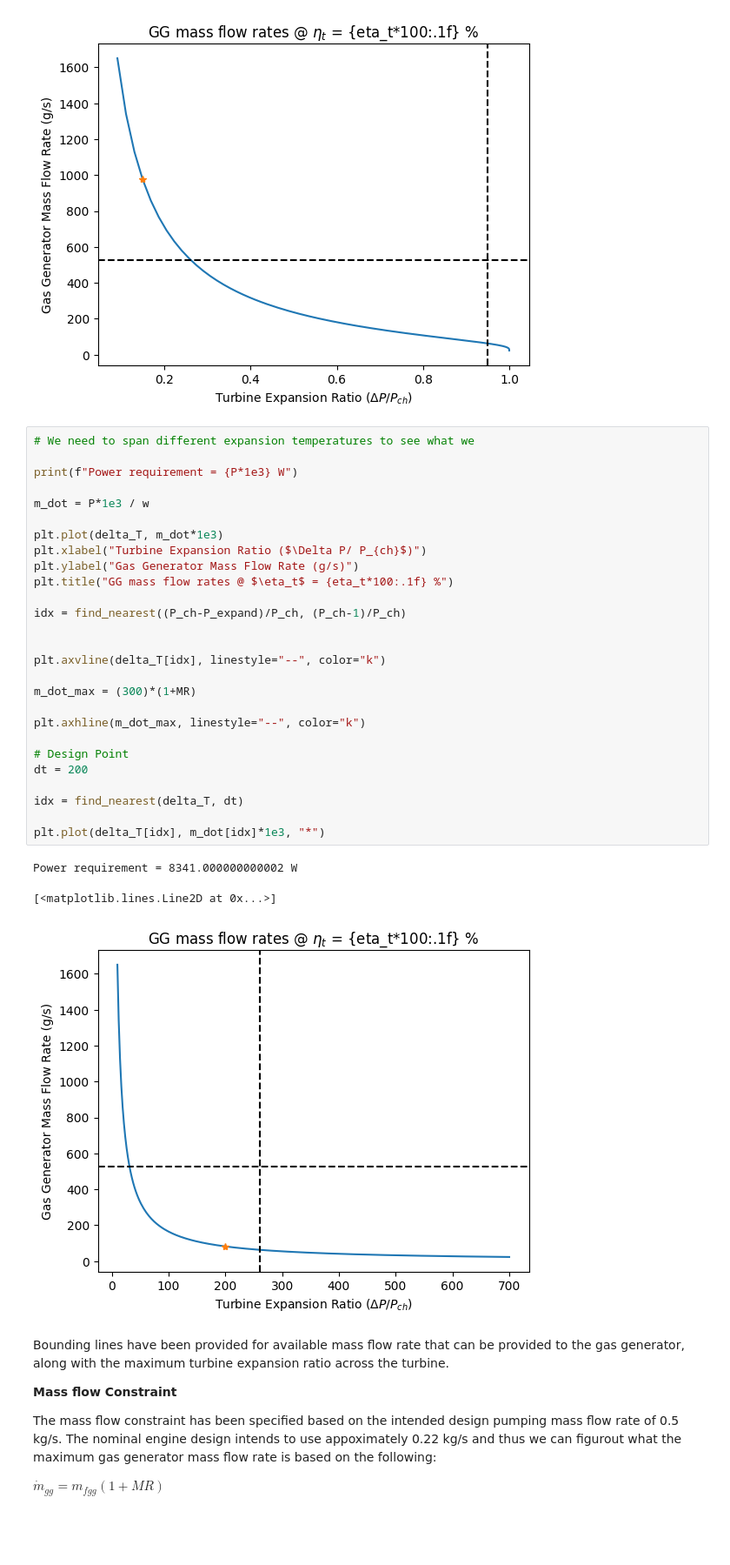
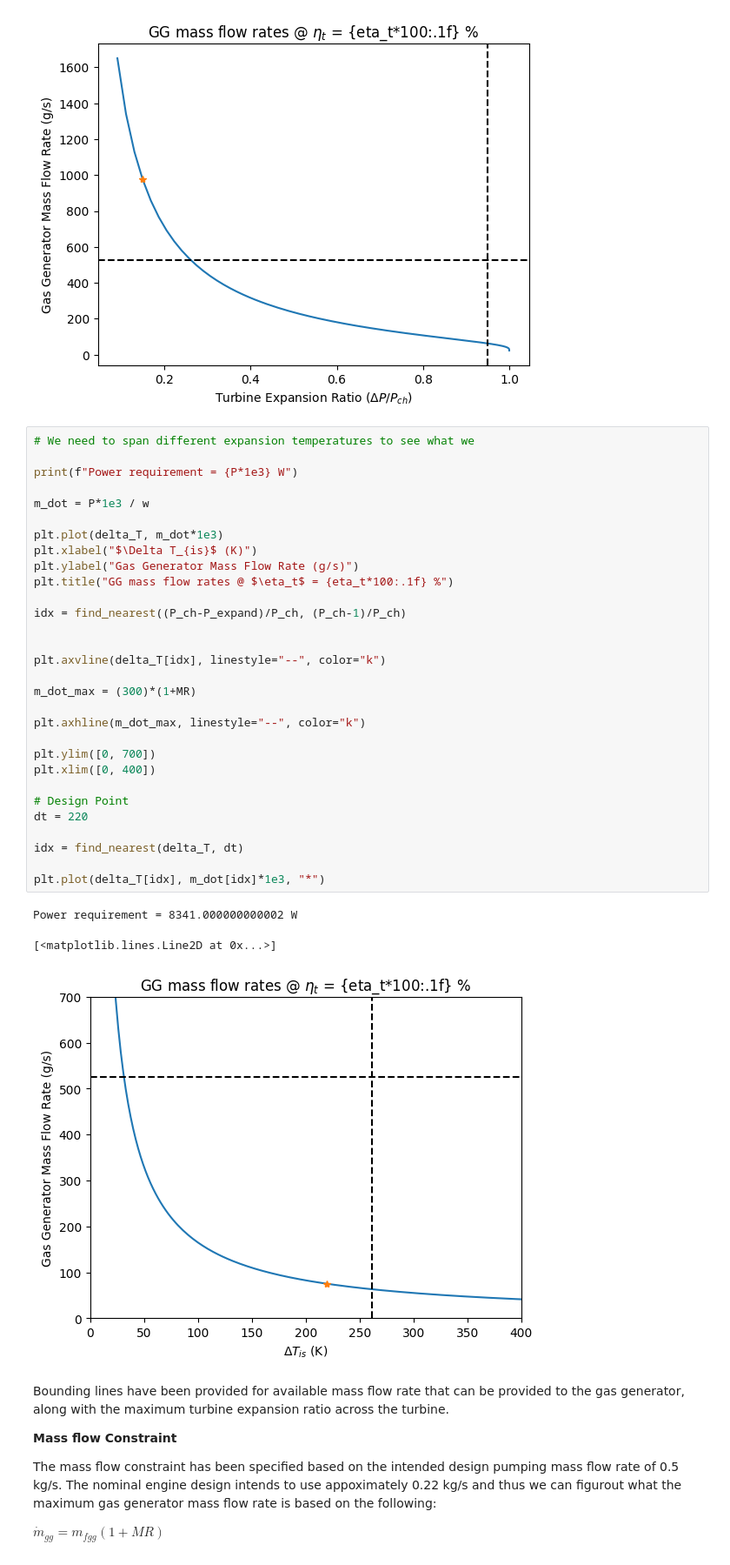
Before and after one commit to EliasAoubala/MermaidManBarnacleBoy, a Jupyter notebook: docs/turbine.ipynb, the cells around one changed output. Shown at 87% size. Drawn from its saved outputs; the diff is of its cells as text; blank space fills up the shorter version.

```diff
--- a/docs/turbine.ipynb
+++ b/docs/turbine.ipynb
@@ -393,34 +397,37 @@ Power requirement = 8341.000000000002 W
 # %%
 # We need to span different expansion temperatures to see what we
 
 print(f"Power requirement = {P*1e3} W")
 
 m_dot = P*1e3 / w
 
 plt.plot(delta_T, m_dot*1e3)
-plt.xlabel("Turbine Expansion Ratio ($\Delta P/ P_{ch}$)")
+plt.xlabel("$\Delta T_{is}$ (K)")
 plt.ylabel("Gas Generator Mass Flow Rate (g/s)")
 plt.title("GG mass flow rates @ $\eta_t$ = {eta_t*100:.1f} %")
 
 idx = find_nearest((P_ch-P_expand)/P_ch, (P_ch-1)/P_ch)
 
 
 plt.axvline(delta_T[idx], linestyle="--", color="k")
 
 m_dot_max = (300)*(1+MR)
 
 plt.axhline(m_dot_max, linestyle="--", color="k")
 
+plt.ylim([0, 700])
+plt.xlim([0, 400])
+
 # Design Point
-dt = 200
+dt = 220
 
 idx = find_nearest(delta_T, dt)
 
 plt.plot(delta_T[idx], m_dot[idx]*1e3, "*")
 # %% [output]
 Power requirement = 8341.000000000002 W
 [<matplotlib.lines.Line2D at 0x...>]
-[figure, old version]
+[figure, new version]
 # %% [markdown]
 Bounding lines have been provided for available mass flow rate that can be provided to the gas generator, along with the maximum turbine expansion ratio across the turbine.
 
```
Also changed, not shown: parts of 47 cells of this notebook, 1 other file.
